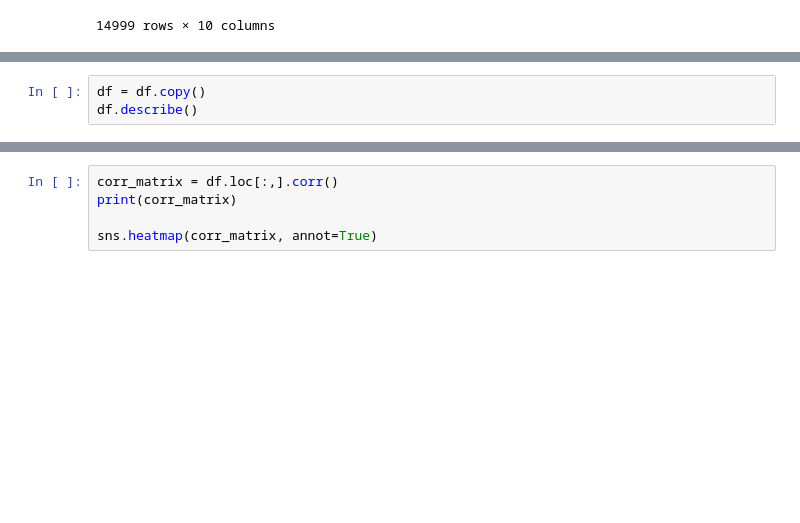
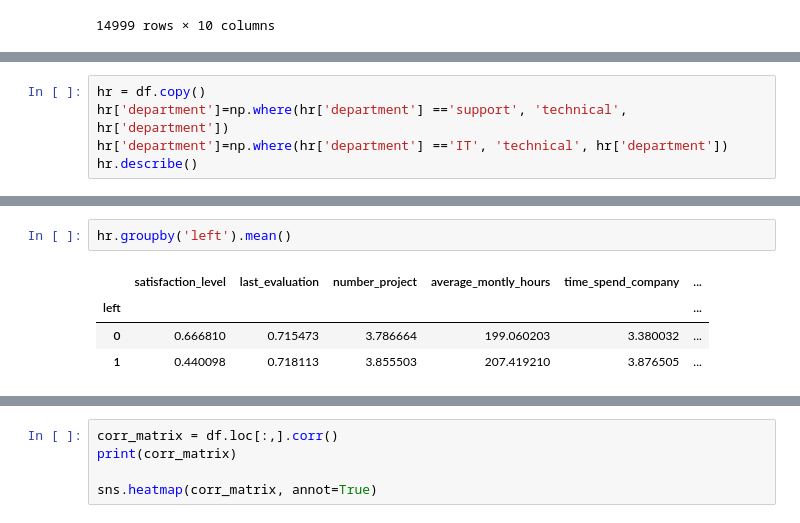
Before and after one commit to Danishvet/Diplom_Irina_Shvetsova, a Jupyter notebook: Дипломный_проект.ipynb, the cells around one changed output, grey strips where cells are left out. Drawn from its saved outputs; the diff is of its cells as text; blank space fills up the shorter version.

```diff
--- a/Дипломный_проект.ipynb
+++ b/Дипломный_проект.ipynb
@@ -45,3 +46,0 @@ df
-# %%
-df = df.copy()
-df.describe()
@@ -57,0 +47,5 @@ df.describe()
+# %%
+hr = df.copy()
+hr['department']=np.where(hr['department'] =='support', 'technical', hr['department'])
+hr['department']=np.where(hr['department'] =='IT', 'technical', hr['department'])
+hr.describe()
@@ -57,0 +62,7 @@ df.describe()
+# %%
+hr.groupby('left').mean()
+# %% [output]
+|  | satisfaction_level | last_evaluation | number_project | average_montly_hours | time_spend_company | ... |
+| left |  |  |  |  |  | ... |
+| 0 | 0.666810 | 0.715473 | 3.786664 | 199.060203 | 3.380032 | ... |
+| 1 | 0.440098 | 0.718113 | 3.855503 | 207.419210 | 3.876505 | ... |
```
Also changed, not shown: parts of 14 cells of this notebook.
